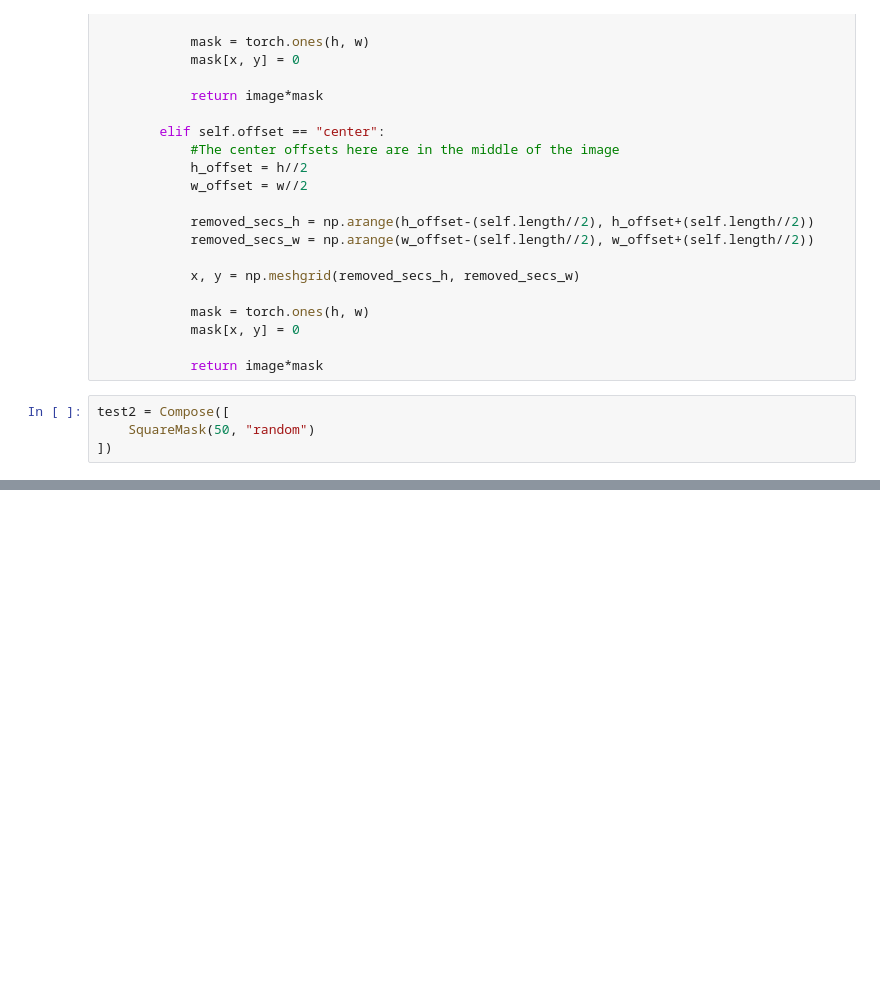
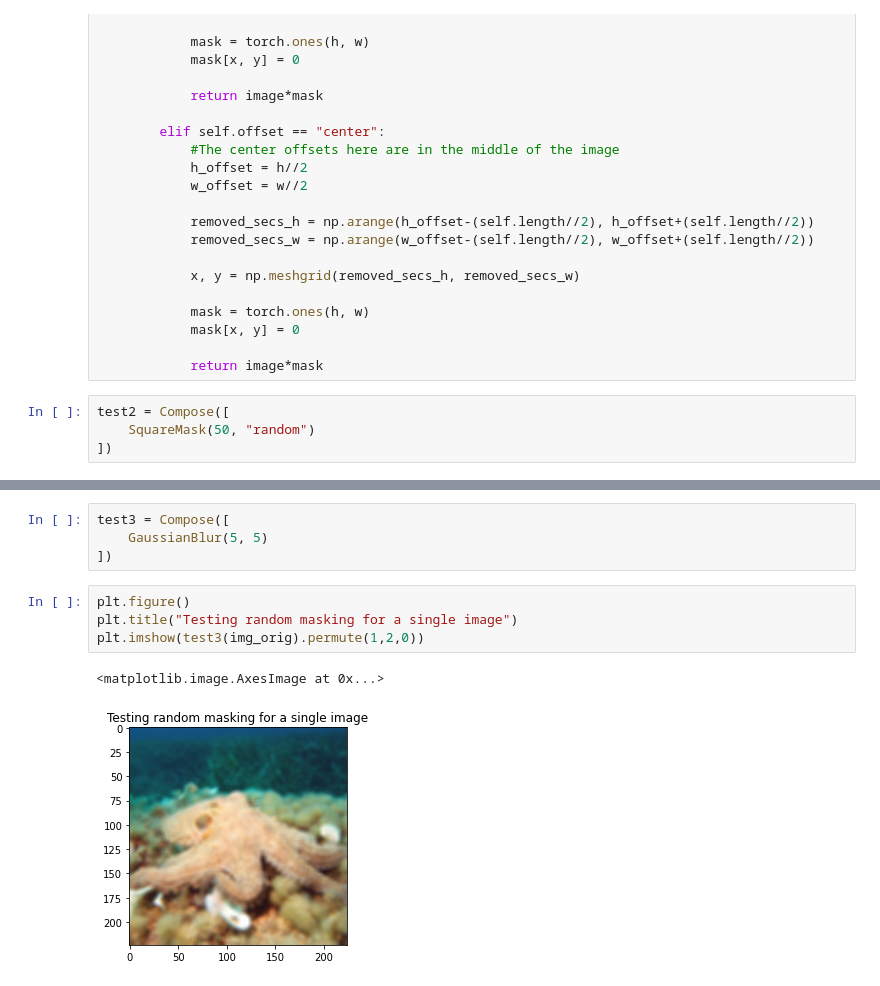
Before and after one commit to Sriram-Ravula/Contrastive-Inversion, a Jupyter notebook: sandbox.ipynb, the cells around one changed output, grey strips where cells are left out. Drawn from its saved outputs; the diff is of its cells as text; blank space fills up the shorter version.

Commit message:
Adding experiments with base CLIP image encoder and various transformations of test set

```diff
--- a/sandbox.ipynb
+++ b/sandbox.ipynb
@@ -320,0 +325,11 @@ plt.imshow(test2(img_orig).permute(1,2,0))
+# %%
+test3 = Compose([
+    GaussianBlur(5, 5)
+])
+# %%
+plt.figure()
+plt.title("Testing random masking for a single image")
+plt.imshow(test3(img_orig).permute(1,2,0))
+# %% [output]
+<matplotlib.image.AxesImage at 0x...>
+[figure, added]
```
Also changed, not shown: parts of 11 cells of this notebook, 2 other files.
